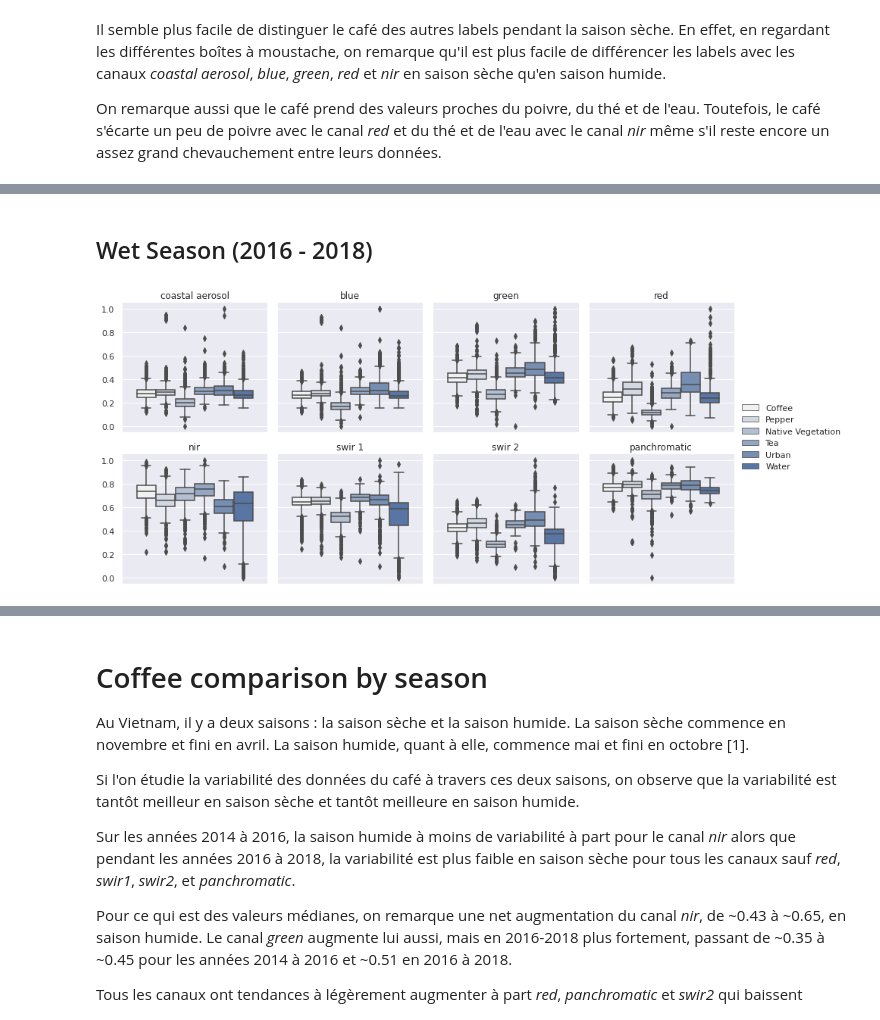
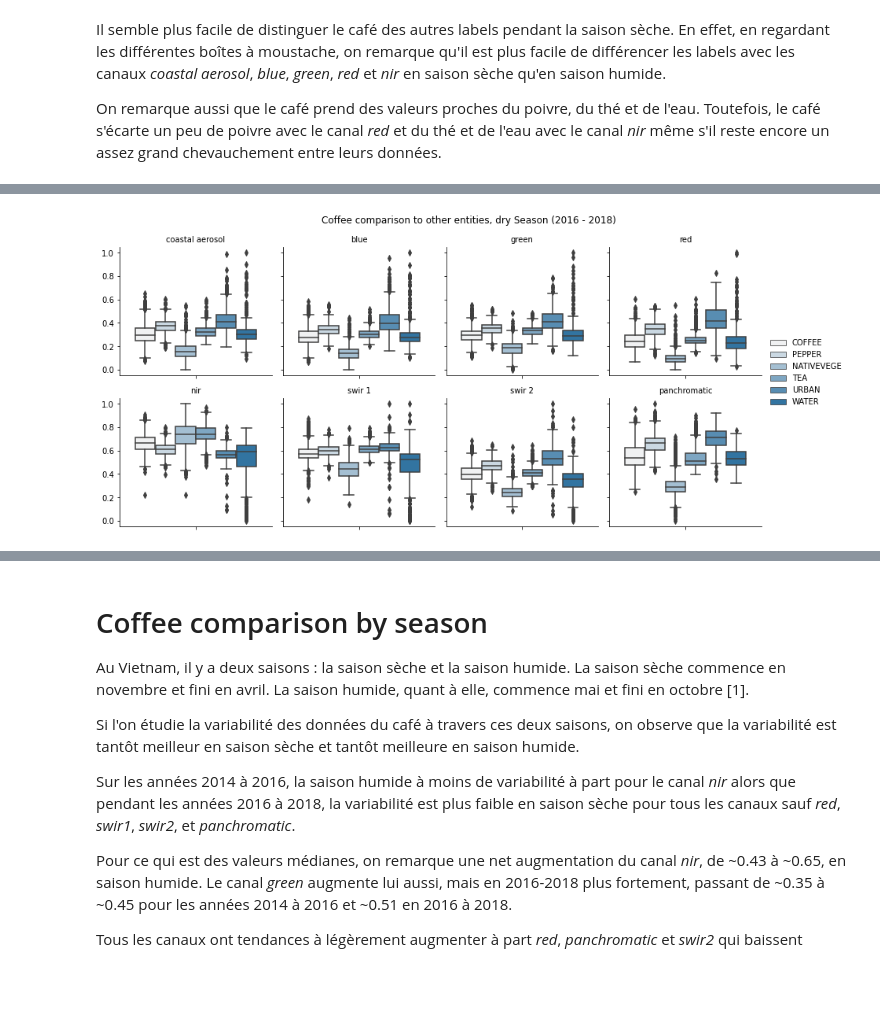
Before and after one commit to SimWalther/vietnam_coffee_detection, a Jupyter notebook: bandsVariability.ipynb, the cells around one changed output, grey strips where cells are left out. Saved outputs shown, nothing was run; the diff lists cells and outputs as text; code cells hidden in the pictures; blank space fills up the shorter version.

Commit message:
major refactor of bandsVariability notebook, add soil map and district map, be able to compare labels by regions

```diff
--- a/bandsVariability.ipynb
+++ b/bandsVariability.ipynb
@@ -176,0 +152,21 @@ def coffee_comparison_to_other_entities(raster_path):
+# %%
+def labels_values_from_raster_files(labels, raster_paths, labels_coordinates_list):
+    values = []
+
+    for i, path in enumerate(raster_paths):
+        with rasterio.open(path) as raster:
+            for labels_coordinates in labels_coordinates_list:
+                for label in labels:
+                    values.append(labels_points_values(label.value, raster, labels_coordinates))
+
+    return values
+# %%
+def dataframe_from_labels_values(labels_values, columns, group_names):
+    # Create dataframes from those values
+    df_list = [pandas.DataFrame(label_values, columns=columns).assign(group_name=group_names[i]) for i, label_values in enumerate(labels_values)]
+
+    # Concatenate all those dataframe into one
+    concat_df = pandas.concat(df_list)
+
+    # Normalize data by columns
+    return normalize_dataframe(concat_df, columns)
@@ -177,3 +281,19 @@ def coffee_comparison_to_other_entities(raster_path):
+# %%
+# Get labels coordinates of the region of interest
+LABELS_COORDINATES = labels_coordinates_from_files(SHAPEFILE_PATHS, boundaries_shape)
+SOUTHERN_LABELS_COORDINATES = labels_coordinates_from_files(SHAPEFILE_PATHS, southern_districts_shape)
+HIGHLAND_LABELS_COORDINATES = labels_coordinates_from_files(SHAPEFILE_PATHS, highland_districts_shape)
+
+GIA_LAI_LABELS_COORDINATES = labels_coordinates_from_files(SHAPEFILE_PATHS, gia_lai_shape)
+DAK_LAK_LABELS_COORDINATES = labels_coordinates_from_files(SHAPEFILE_PATHS, dak_lak_shape)
+DAK_NONG_LABELS_COORDINATES = labels_coordinates_from_files(SHAPEFILE_PATHS, dak_nong_shape)
+LAM_DONG_LABELS_COORDINATES = labels_coordinates_from_files(SHAPEFILE_PATHS, lam_dong_shape)
+
+ACRIC_FERRASOLS_LABELS_COORDINATES = labels_coordinates_from_files(SHAPEFILE_PATHS, acric_ferrasols_shape)
+FERRIC_ACRISOLS_LABELS_COORDINATES = labels_coordinates_from_files(SHAPEFILE_PATHS, ferric_acrisols_shape)
+ORTHIC_ACRISOLS_LABELS_COORDINATES = labels_coordinates_from_files(SHAPEFILE_PATHS, orthic_acrisols_shape)
+RHODIC_FERRASOLS_LABELS_COORDINATES = labels_coordinates_from_files(SHAPEFILE_PATHS, rhodic_ferrasols_shape)
+ORTHIC_FERRASOLS_LABELS_COORDINATES = labels_coordinates_from_files(SHAPEFILE_PATHS, orthic_ferrasols_shape)
 # %% [markdown]
 #  Coffee comparison to other entities
 # %% [markdown]
@@ -189,6 +303,7 @@ coffee_comparison_to_other_entities('./Vietnam_2016-2018_dry_season/merged.tif')
-# %% [markdown]
-## Wet Season (2016 - 2018)
-# %%
-coffee_comparison_to_other_entities('./Vietnam_2016-2018_wet_season/merged.tif')
-# %% [output]
-[figure, removed]
+# %%
+labels = [Label.COFFEE, Label.PEPPER, Label.NATIVEVEGE, Label.TEA, Label.URBAN, Label.WATER]
+group_names = [label.name for label in labels]
+# %%
+statistics(['./Vietnam_2016-2018_dry_season/merged.tif'], labels, group_names, [LABELS_COORDINATES], 'Coffee comparison to other entities, dry Season (2016 - 2018)')
+# %% [output]
+[figure, added]
```
Also changed, not shown: parts of 42 cells of this notebook, 4 other files.
